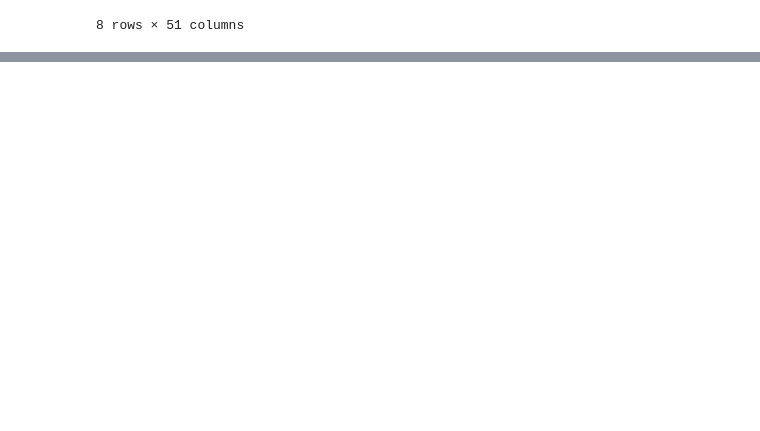
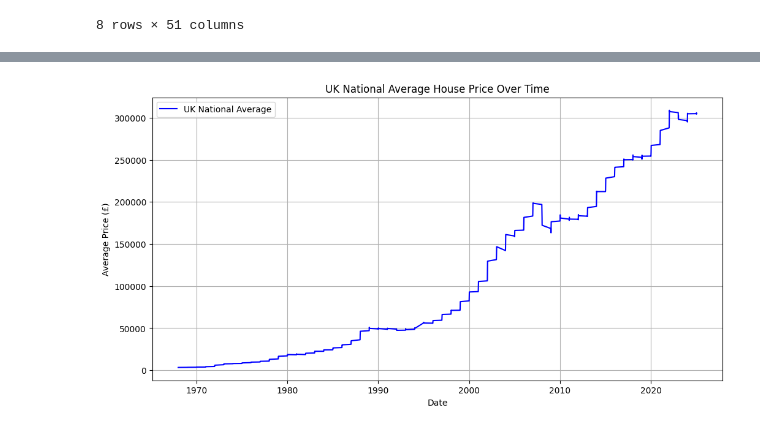
Before and after one commit to astoncrawley/uk-house-price-index, a Jupyter notebook: notebooks/uk-house-price-analysis.ipynb, the cells around one changed output, grey strips where cells are left out. Cells and saved outputs as stored; diff of their text form; code cells hidden in the pictures; blank space fills up the shorter version.

```diff
--- a/notebooks/uk-house-price-analysis.ipynb
+++ b/notebooks/uk-house-price-analysis.ipynb
@@ -47,0 +89,15 @@ memory usage: 60.4+ MB
+# %%
+# Compute national average per date
+national_avg = df.groupby("Date")["AveragePrice"].mean()
+
+# Plot
+plt.figure(figsize=(12,6))
+plt.plot(national_avg.index, national_avg.values, label="UK National Average", color="blue")
+plt.xlabel("Date")
+plt.ylabel("Average Price (£)")
+plt.title("UK National Average House Price Over Time")
+plt.legend()
+plt.grid(True)
+plt.show()
+# %% [output]
+[figure, added]
```
Also changed, not shown: parts of 5 cells of this notebook.
